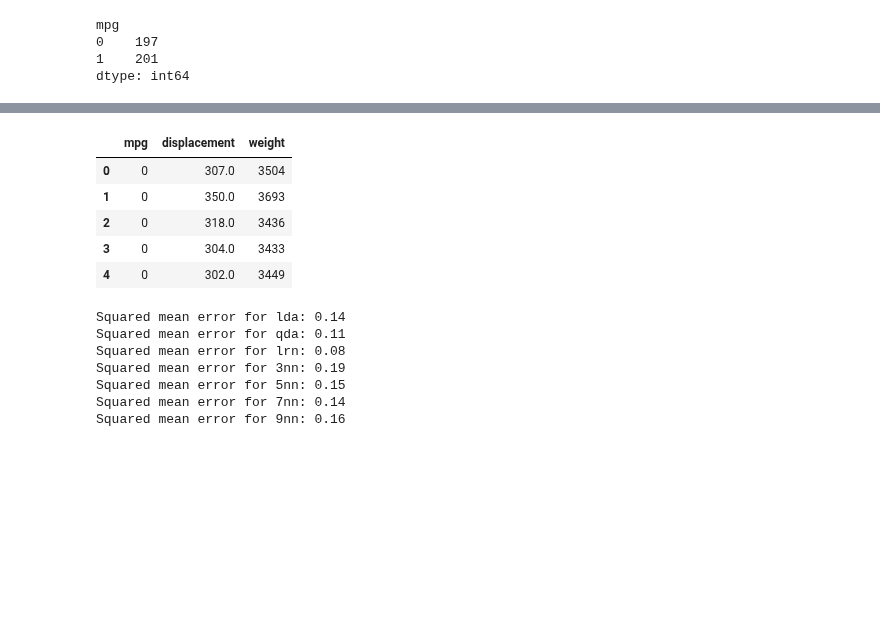
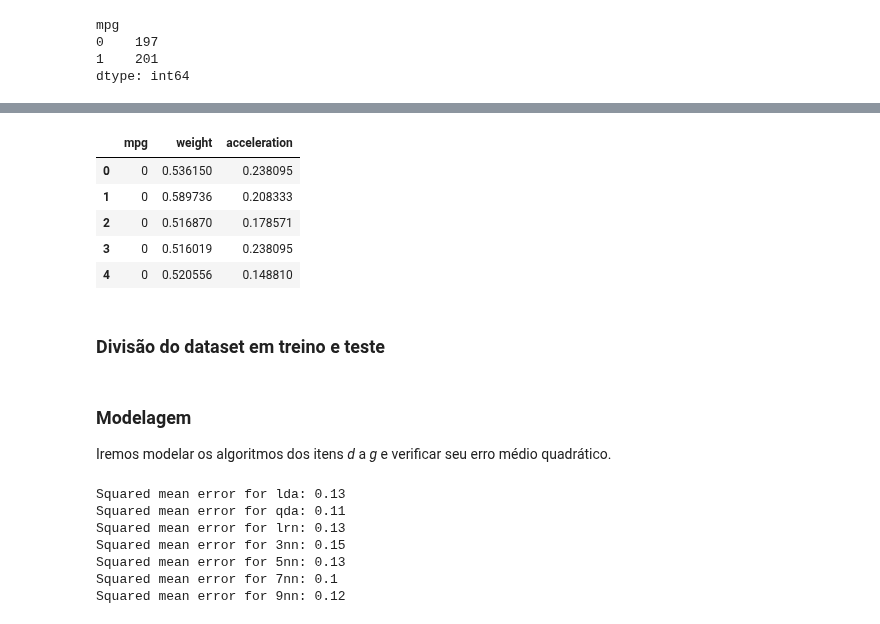
Before and after one commit to LucasSugi/data-science, a Jupyter notebook: exercicio_5/Auto.ipynb, the cells around one changed output, grey strips where cells are left out. Cells and saved outputs as stored; diff of their text form; code cells hidden in the pictures; blank space fills up the shorter version.

```diff
--- a/exercicio_5/Auto.ipynb
+++ b/exercicio_5/Auto.ipynb
@@ -69,0 +95,8 @@ cars2.head()
+# %%
+#Normalizando
+from sklearn import preprocessing
+min_max_scaler = preprocessing.MinMaxScaler()
+cars2.iloc[:,:] = min_max_scaler.fit_transform(cars2)
+
+#Mostrando o dataset normalizado
+cars2.head()
@@ -101,19 +162,25 @@ plt.show()
 # %%
 #Selecao de variaveis para modelagem
-cars3 = cars2.iloc[:,[0,2,4]].copy()
+cars3 = cars2.iloc[:,[0,4,5]].copy()
 cars3.head()
 # %% [output]
-|  | mpg | displacement | weight |
-| 0 | 0 | 307.0 | 3504 |
-| 1 | 0 | 350.0 | 3693 |
-| 2 | 0 | 318.0 | 3436 |
-| 3 | 0 | 304.0 | 3433 |
-| 4 | 0 | 302.0 | 3449 |
+|  | mpg | weight | acceleration |
+| 0 | 0 | 0.536150 | 0.238095 |
+| 1 | 0 | 0.589736 | 0.208333 |
+| 2 | 0 | 0.516870 | 0.178571 |
+| 3 | 0 | 0.516019 | 0.238095 |
+| 4 | 0 | 0.520556 | 0.148810 |
+# %% [markdown]
+### Divisão do dataset em treino e teste
 # %%
 from sklearn.model_selection import train_test_split
 
 #Split do dataset em treino(75%) e teste(25%)
 X_train, X_test, y_train, y_test = train_test_split(cars3.iloc[:,1:3],cars3.iloc[:,0])
+# %% [markdown]
+### Modelagem
+
+Iremos modelar os algoritmos dos itens _d_ a _g_ e verificar seu erro médio quadrático.
 # %%
 from sklearn.discriminant_analysis import LinearDiscriminantAnalysis
 from sklearn.discriminant_analysis import QuadraticDiscriminantAnalysis
@@ -143,10 +210,10 @@ for name,c in zip(clfs_names,clfs):
     y_predict = c.predict(X_test)
     print('Squared mean error for ',name,': ',mean_squared_error(y_test,y_predict),sep='')
 # %% [output]
-Squared mean error for lda: 0.14
+Squared mean error for lda: 0.13
 Squared mean error for qda: 0.11
-Squared mean error for lrn: 0.08
-Squared mean error for 3nn: 0.19
-Squared mean error for 5nn: 0.15
-Squared mean error for 7nn: 0.14
-Squared mean error for 9nn: 0.16
+Squared mean error for lrn: 0.13
+Squared mean error for 3nn: 0.15
+Squared mean error for 5nn: 0.13
+Squared mean error for 7nn: 0.1
+Squared mean error for 9nn: 0.12
```
Also changed, not shown: parts of 17 cells of this notebook.
